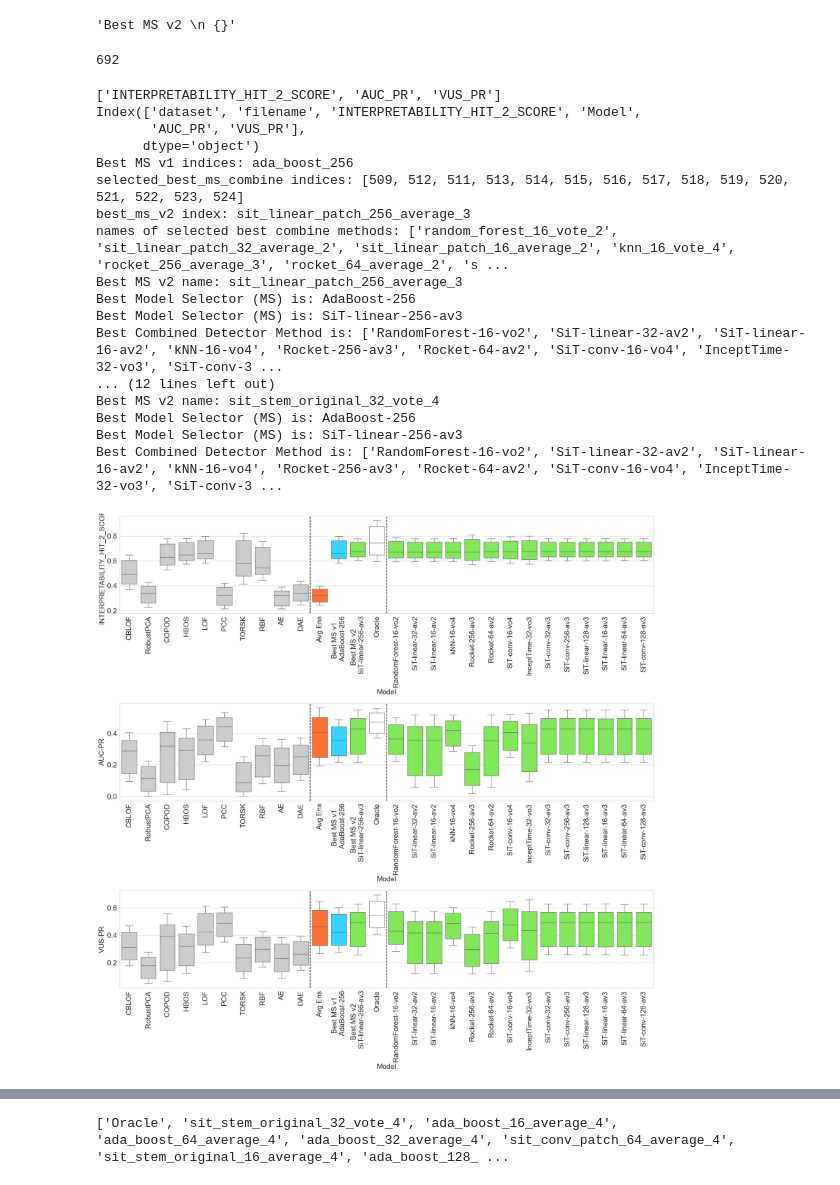
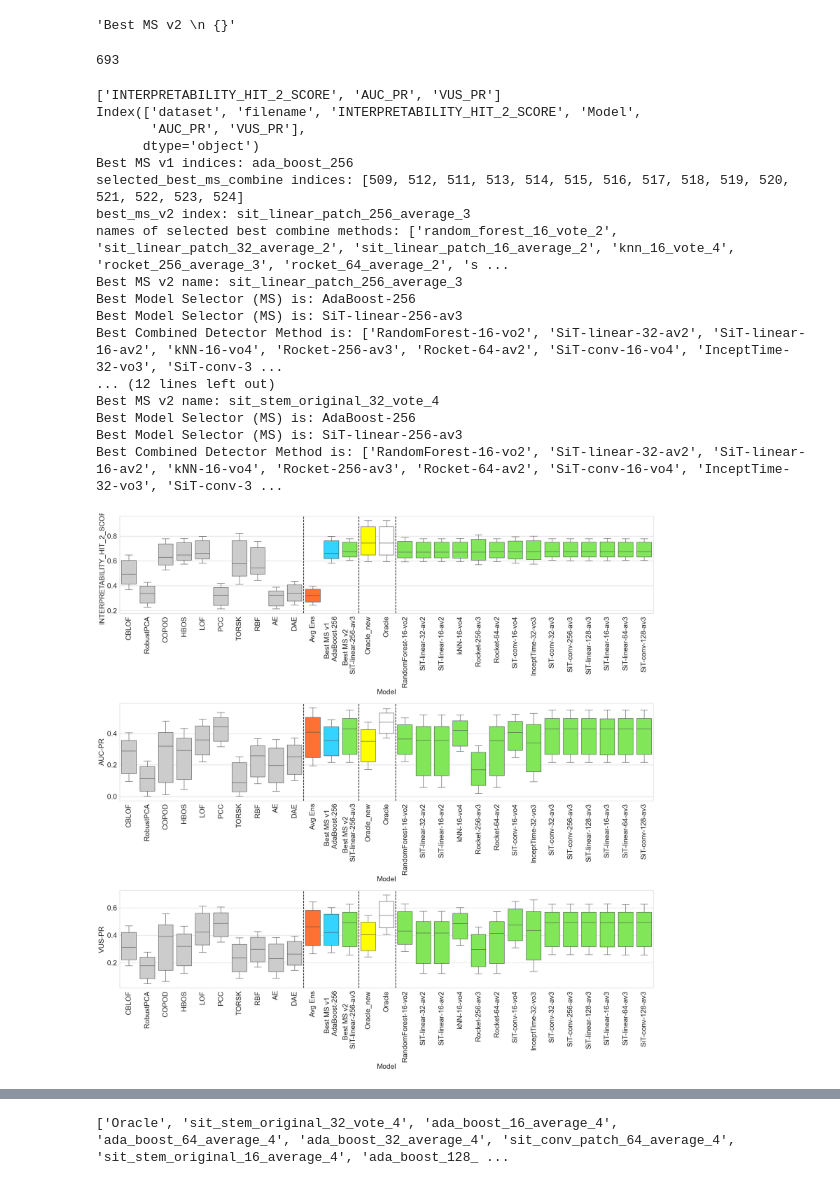
Before and after one commit to doanthihoaithu/MSAD, a Jupyter notebook: analyze_combining_detectors_interpretability.ipynb, the cells around one changed output, grey strips where cells are left out. Drawn from its saved outputs; the diff is of its cells as text; code cells hidden in the pictures.

Commit message:
add script to model selection 2 with predefine detector of model selector 1

```diff
--- a/analyze_combining_detectors_interpretability.ipynb
+++ b/analyze_combining_detectors_interpretability.ipynb
@@ -123,7 +123,7 @@ Combined detector methods: ['ada_boost_128_average_1', 'resnet_default_64_averag
 # Replace this value with "AUC_PR" or "VUS_PR" to obtain the corresponding results
 # measure_name = 'VUS_PR'
 measure_names = ['INTERPRETABILITY_HIT_2_SCORE', 'AUC_PR', 'VUS_PR']
-base_lines = ['Oracle', 'Avg Ens']
+base_lines = ['Oracle', 'Avg Ens', 'Oracle_new']
 
 # ['INTERPRETABILITY_HIT_2_SCORE', 'INTERPRETABILITY_LOG_SCORE']
 
@@ -267,6 +267,7 @@ Number of model selectors v2 not in v1: 525
 # Set up methods' colors
 methods_colors = {
     "oracle": "#FFFFFF",
+    "oracle_new": "#FFFF00",
     "avg_ens": "#FF7133",
     "best_ms": "#33D4FF",
     "best_ms_combine": "#81E759",
@@ -426,6 +427,7 @@ template_names = {
     'POLY': 'POLY',
     'Avg Ens': 'Avg Ens',
     'Oracle': 'Oracle',
+    'Oracle_new': 'Oracle_new',
     'VUS_PR': 'VUS-PR',
     'label': 'Label',
     'best_ms': 'Best MS v1 \n {}',
@@ -470,7 +472,7 @@ final_names['best_ms_v2']
 # %%
 combined_df['Model'].nunique()
 # %% [output]
-692
+693
 # %%
 from matplotlib import pyplot as plt
 
@@ -534,9 +536,9 @@ def plot_result_boxplot_dataset(combined_df, measure_names=measure_names):
         # old_method_order = ['CBLOF','RobustPCA','COPOD','HBOS','LOF','PCC','AutoEncoder (AE)','DenoisingAutoEncoder (DAE)','Torsk', 'Random Black Forest (RR)']
         my_pal = {method: methods_colors["detectors"] for method in detector_names}
         combine_pal = {method: methods_colors["best_ms_combine"] for method in model_selectors}
-        my_pal = {**my_pal, **combine_pal, **{"Avg Ens": methods_colors["avg_ens"], best_ms: methods_colors["best_ms"], 'Oracle': methods_colors["oracle"] }}
+        my_pal = {**my_pal, **combine_pal, **{"Avg Ens": methods_colors["avg_ens"], best_ms: methods_colors["best_ms"], 'Oracle': methods_colors["oracle"], 'Oracle_new': methods_colors["oracle_new"]}}
 
-        tmp_methods = (detector_names + ['Avg Ens', best_ms,  best_ms_v2, 'Oracle'] +
+        tmp_methods = (detector_names + ['Avg Ens', best_ms,  best_ms_v2, 'Oracle_new', 'Oracle'] +
                        selected_best_ms_combine_raw_names[:-1])  # Exclude best_ms_v2 since it's already added
         axis = axes[measure_names.index(measure_name)]
         bplot = sns.boxplot(ax=axis, data=combined_df, y=measure_name, x='Model',palette=my_pal, showfliers = False, saturation=1, whis=0.241289844, hue="Model", order=tmp_methods)
@@ -551,35 +553,38 @@ def plot_result_boxplot_dataset(combined_df, measure_names=measure_names):
                 xticks_labels.append(final_names['best_ms_v2'].format(final_names[best_ms_v2]))
 
         axis.set_xticks(list(range(len(xticks_labels))), xticks_labels, rotation=90)
         axis.set_ylabel(final_names[measure_name])
 
         axis.axvline(9.5, color='black', linestyle='--')
-        axis.axvline(13.5, color='black', linestyle='--')
+        axis.axvline(12.5, color='black', linestyle='--')
+        axis.axvline(14.5, color='black', linestyle='--')
     plt.tight_layout()
     #     plt.savefig(figure_path.format('1_intro_fig_1'), transparent=True)
+    figure_path = f'result_label_by_{mts_current_metric_for_optimization}'
+    figure.savefig(figure_path)
     plt.show()
     plt.close()
 
 plot_result_boxplot_dataset(combined_df, measure_names)
 # %% [output]
 ['INTERPRETABILITY_HIT_2_SCORE', 'AUC_PR', 'VUS_PR']
 Index(['dataset', 'filename', 'INTERPRETABILITY_HIT_2_SCORE', 'Model',
        'AUC_PR', 'VUS_PR'],
       dtype='object')
 Best MS v1 indices: ada_boost_256
 selected_best_ms_combine indices: [509, 512, 511, 513, 514, 515, 516, 517, 518, 519, 520, 521, 522, 523, 524]
 best_ms_v2 index: sit_linear_patch_256_average_3
 names of selected best combine methods: ['random_forest_16_vote_2', 'sit_linear_patch_32_average_2', 'sit_linear_patch_16_average_2', 'knn_16_vote_4', 'rocket_256_average_3', 'rocket_64_average_2', 's ...
 Best MS v2 name: sit_linear_patch_256_average_3
 Best Model Selector (MS) is: AdaBoost-256
 Best Model Selector (MS) is: SiT-linear-256-av3
 Best Combined Detector Method is: ['RandomForest-16-vo2', 'SiT-linear-32-av2', 'SiT-linear-16-av2', 'kNN-16-vo4', 'Rocket-256-av3', 'Rocket-64-av2', 'SiT-conv-16-vo4', 'InceptTime-32-vo3', 'SiT-conv-3 ...
 ... (12 lines left out)
 Best MS v2 name: sit_stem_original_32_vote_4
 Best Model Selector (MS) is: AdaBoost-256
 Best Model Selector (MS) is: SiT-linear-256-av3
 Best Combined Detector Method is: ['RandomForest-16-vo2', 'SiT-linear-32-av2', 'SiT-linear-16-av2', 'kNN-16-vo4', 'Rocket-256-av3', 'Rocket-64-av2', 'SiT-conv-16-vo4', 'InceptTime-32-vo3', 'SiT-conv-3 ...
-[figure, old version]
+[figure, new version]
 # %%
 plt.rcParams.update({'font.size': 18})
 # plt.figure(figsize=(20, 40))
```
Also changed, not shown: parts of 6 cells of this notebook, 11 other files.
